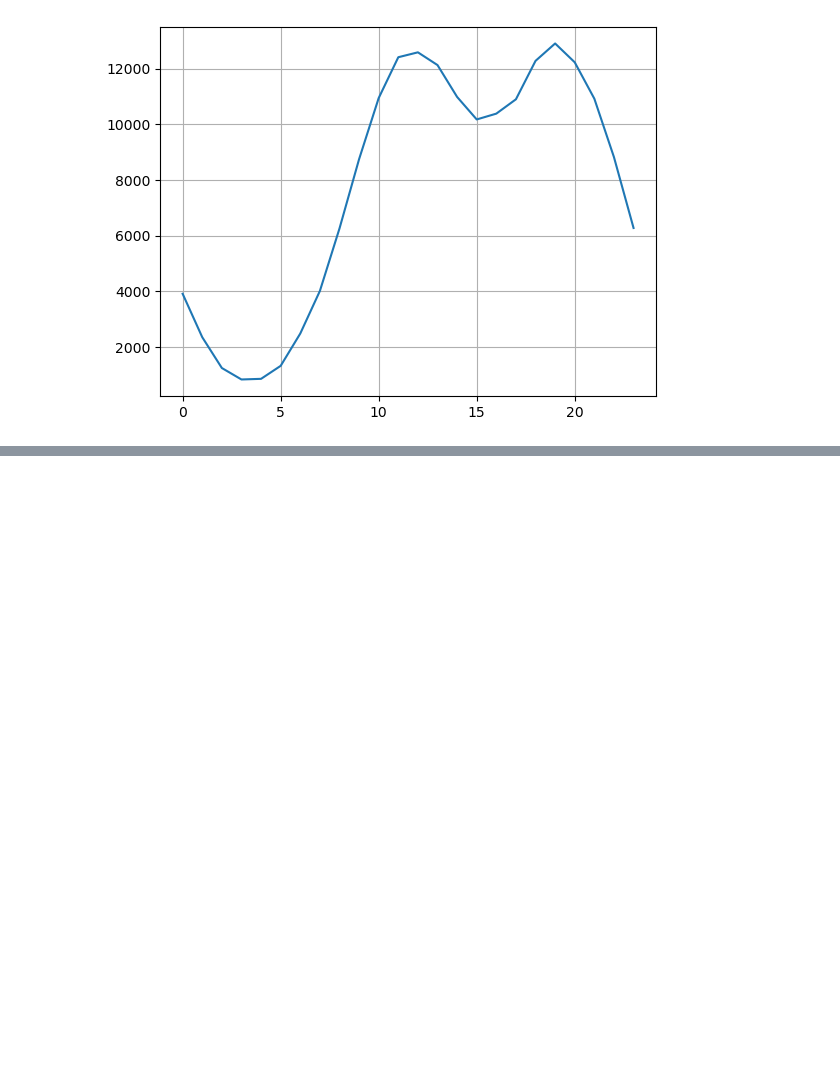
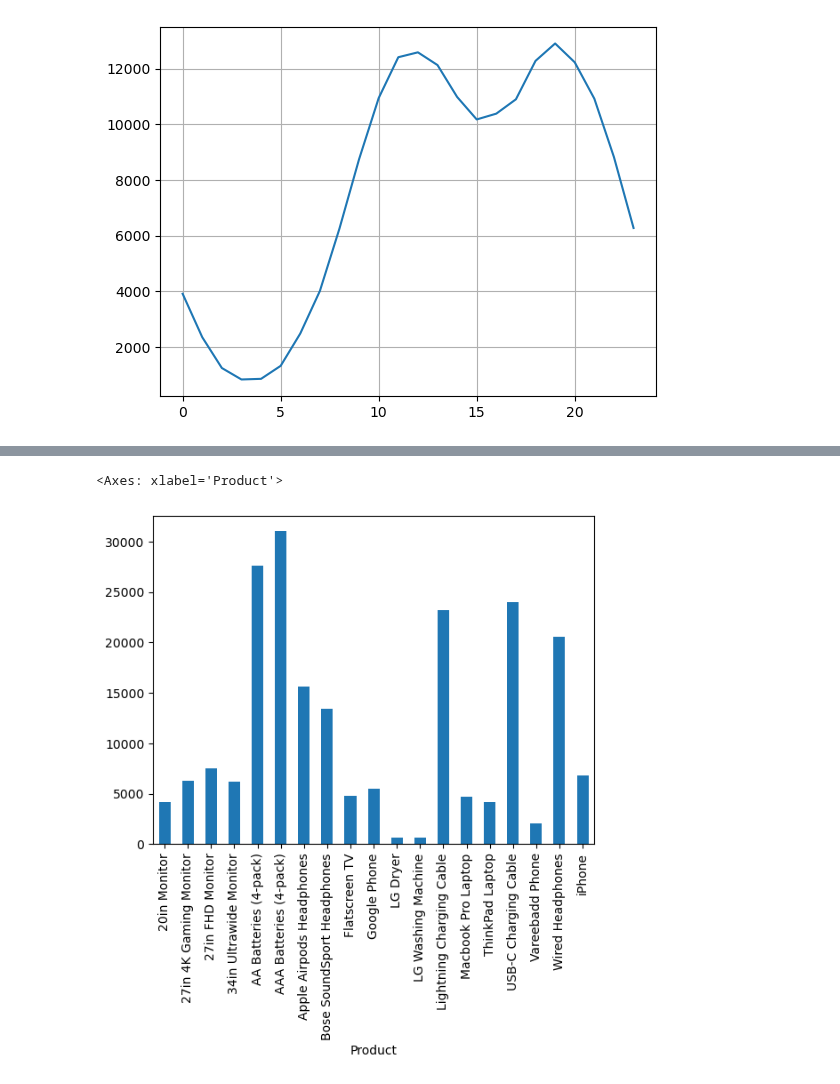
Before and after one commit to digineurotech/SalesDataAnalysis, a Jupyter notebook: sales-notebook.ipynb, the cells around one changed output, grey strips where cells are left out. Cells and saved outputs as stored; diff of their text form; code cells hidden in the pictures; blank space fills up the shorter version.

```diff
--- a/sales-notebook.ipynb
+++ b/sales-notebook.ipynb
@@ -305,0 +328,5 @@ plt.plot(keys, hours)
+# %%
+all_data.groupby('Product')['Quantity Ordered'].sum().plot.bar()
+# %% [output]
+<Axes: xlabel='Product'>
+[figure, added]
```
Also changed, not shown: parts of 5 cells of this notebook.
